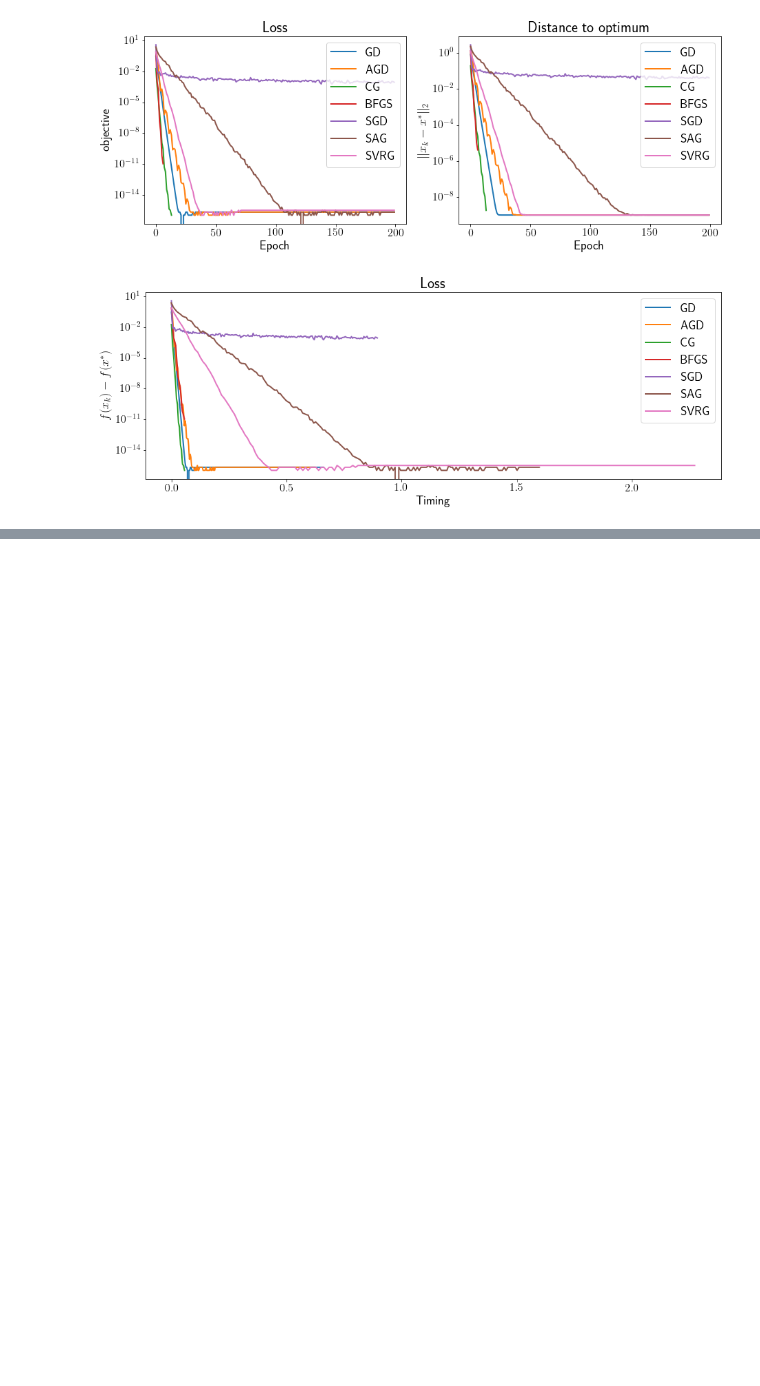
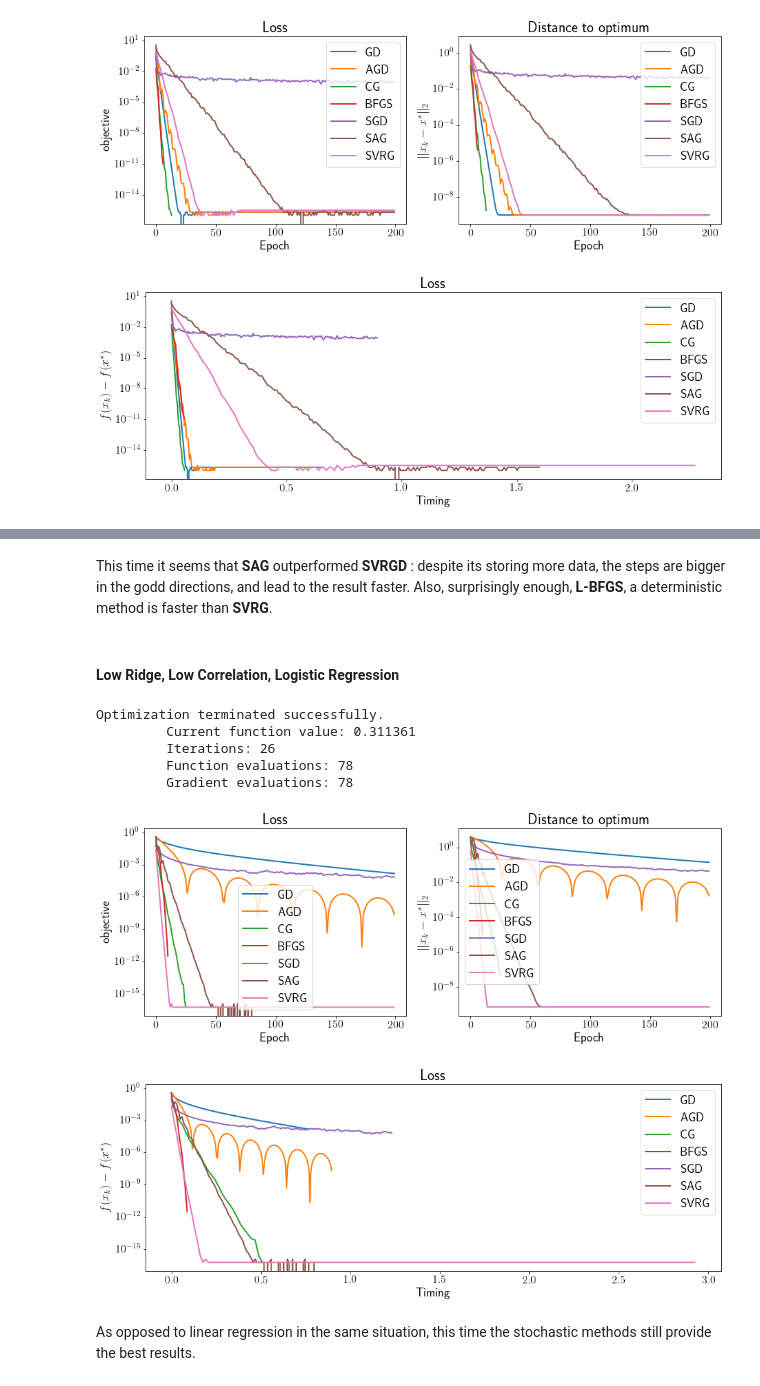
Before and after one commit to BenjaminLAZARD/Mathematical_Optimization_For_Datascience, a Jupyter notebook: lab2_lazard_benjamin_and_cothenet_come.ipynb, the cells around one changed output, grey strips where cells are left out. Cells and saved outputs as stored; diff of their text form; code cells hidden in the pictures; blank space fills up the shorter version.

```diff
--- a/lab2_lazard_benjamin_and_cothenet_come.ipynb
+++ b/lab2_lazard_benjamin_and_cothenet_come.ipynb
@@ -795,0 +856,19 @@ As a final conclusion, one may say that only correlation is an important criteri
+# %% [markdown]
+This time it seems that **SAG** outperformed **SVRGD** : despite its storing more data, the steps are bigger in the godd directions, and lead to the result faster. Also, surprisingly enough, **L-BFGS**, a deterministic method is faster than **SVRG**.
+# %% [markdown]
+#### Low Ridge, Low Correlation, Logistic Regression
+# %%
+lbda = 1. / n
+A, b = simu_logreg(x_model_truth, n, std=1., corr=0.1)
+args = (A, b, lbda)
+master_study(lbda, args)
+# %% [output]
+Optimization terminated successfully.
+         Current function value: 0.311361
+         Iterations: 26
+         Function evaluations: 78
+         Gradient evaluations: 78
+[figure, added]
+[figure, added]
+# %% [markdown]
+As opposed to linear regression in the same situation, this time the stochastic methods still provide the best results.
```
Also changed, not shown: parts of 13 cells of this notebook.
